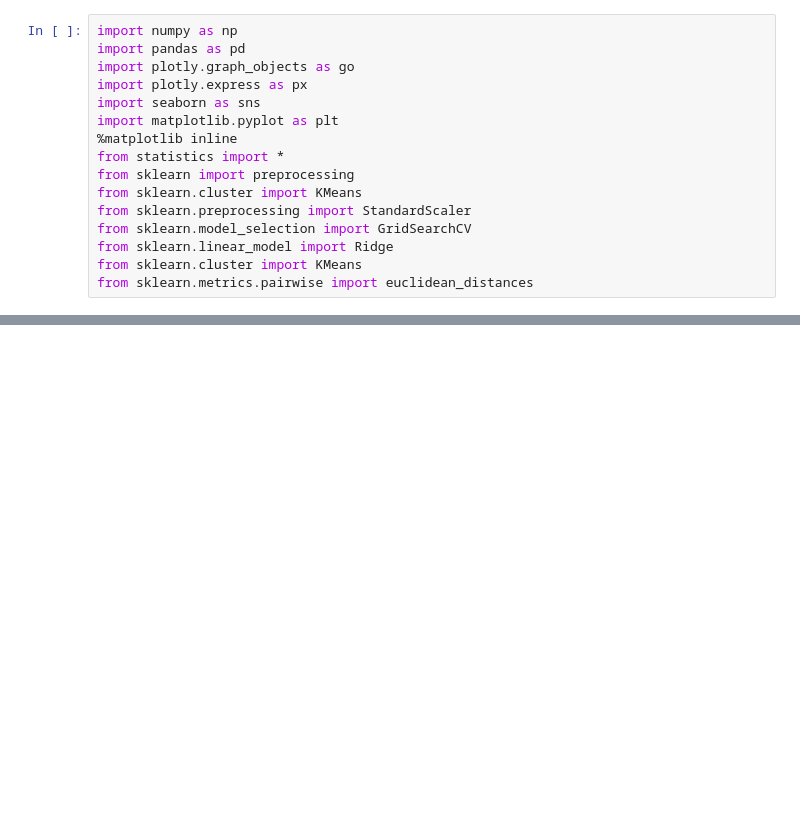
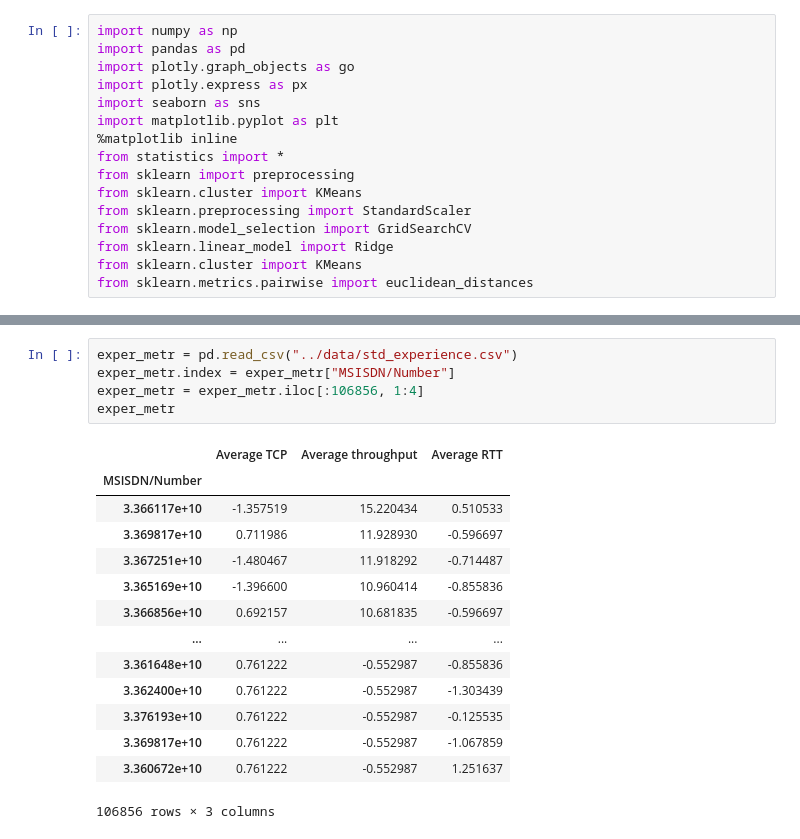
Before and after one commit to abeselomg/Telecom_user_analysis, a Jupyter notebook: notebooks/satsfaction-analysis.ipynb, the cells around one changed output, grey strips where cells are left out. Drawn from its saved outputs; the diff is of its cells as text; blank space fills up the shorter version.

```diff
--- a/notebooks/satsfaction-analysis.ipynb
+++ b/notebooks/satsfaction-analysis.ipynb
@@ -22,0 +69,20 @@ FileNotFoundError: [Errno 2] No such file or directory: '../data/centero_engagme
+# %%
+exper_metr = pd.read_csv("../data/std_experience.csv")
+exper_metr.index = exper_metr["MSISDN/Number"]
+exper_metr = exper_metr.iloc[:106856, 1:4]
+exper_metr
+# %% [output]
+|  | Average TCP | Average throughput | Average RTT |
+| MSISDN/Number |  |  |  |
+| 3.366117e+10 | -1.357519 | 15.220434 | 0.510533 |
+| 3.369817e+10 | 0.711986 | 11.928930 | -0.596697 |
+| 3.367251e+10 | -1.480467 | 11.918292 | -0.714487 |
+| 3.365169e+10 | -1.396600 | 10.960414 | -0.855836 |
+| 3.366856e+10 | 0.692157 | 10.681835 | -0.596697 |
+| ... | ... | ... | ... |
+| 3.361648e+10 | 0.761222 | -0.552987 | -0.855836 |
+| 3.362400e+10 | 0.761222 | -0.552987 | -1.303439 |
+| 3.376193e+10 | 0.761222 | -0.552987 | -0.125535 |
+| 3.369817e+10 | 0.761222 | -0.552987 | -1.067859 |
+| 3.360672e+10 | 0.761222 | -0.552987 | 1.251637 |
+106856 rows × 3 columns
```
Also changed, not shown: parts of 21 cells of this notebook, 8 other files.
